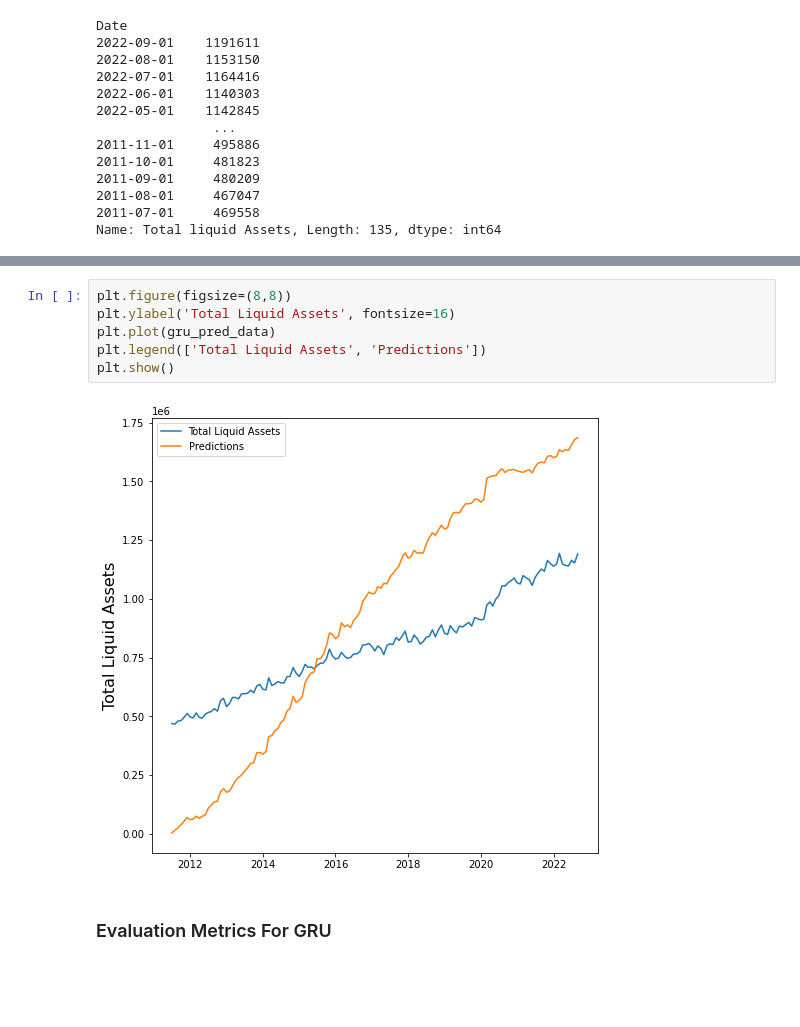
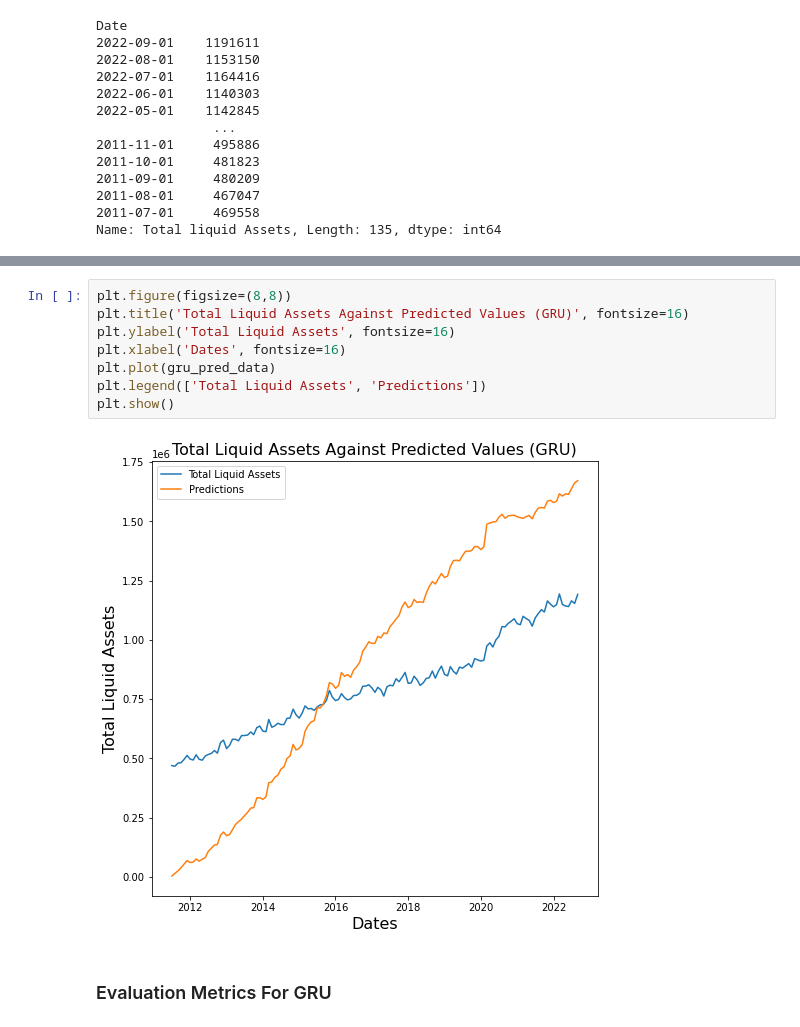
Before and after one commit to Khuks/Predicting-Aggregate-Liquidity-For-A-Central-Bank-Using-Machine-Learning-Algorithms-, a Jupyter notebook: Copy_of_Predicting_Aggregate_Liquidity.ipynb, the cells around one changed output, grey strips where cells are left out. Cells and saved outputs as stored; diff of their text form; blank space fills up the shorter version.

```diff
--- a/Copy_of_Predicting_Aggregate_Liquidity.ipynb
+++ b/Copy_of_Predicting_Aggregate_Liquidity.ipynb
@@ -842,11 +863,13 @@ gru_pred_data.head()
 # %%
 plt.figure(figsize=(8,8))
+plt.title('Total Liquid Assets Against Predicted Values (GRU)', fontsize=16)
 plt.ylabel('Total Liquid Assets', fontsize=16)
+plt.xlabel('Dates', fontsize=16)
 plt.plot(gru_pred_data)
 plt.legend(['Total Liquid Assets', 'Predictions'])
 plt.show()
 # %% [output]
-[figure, old version]
+[figure, new version]
 # %% [markdown]
 ### Evaluation Metrics For GRU
 # %%
```
Also changed, not shown: parts of 32 cells of this notebook.
